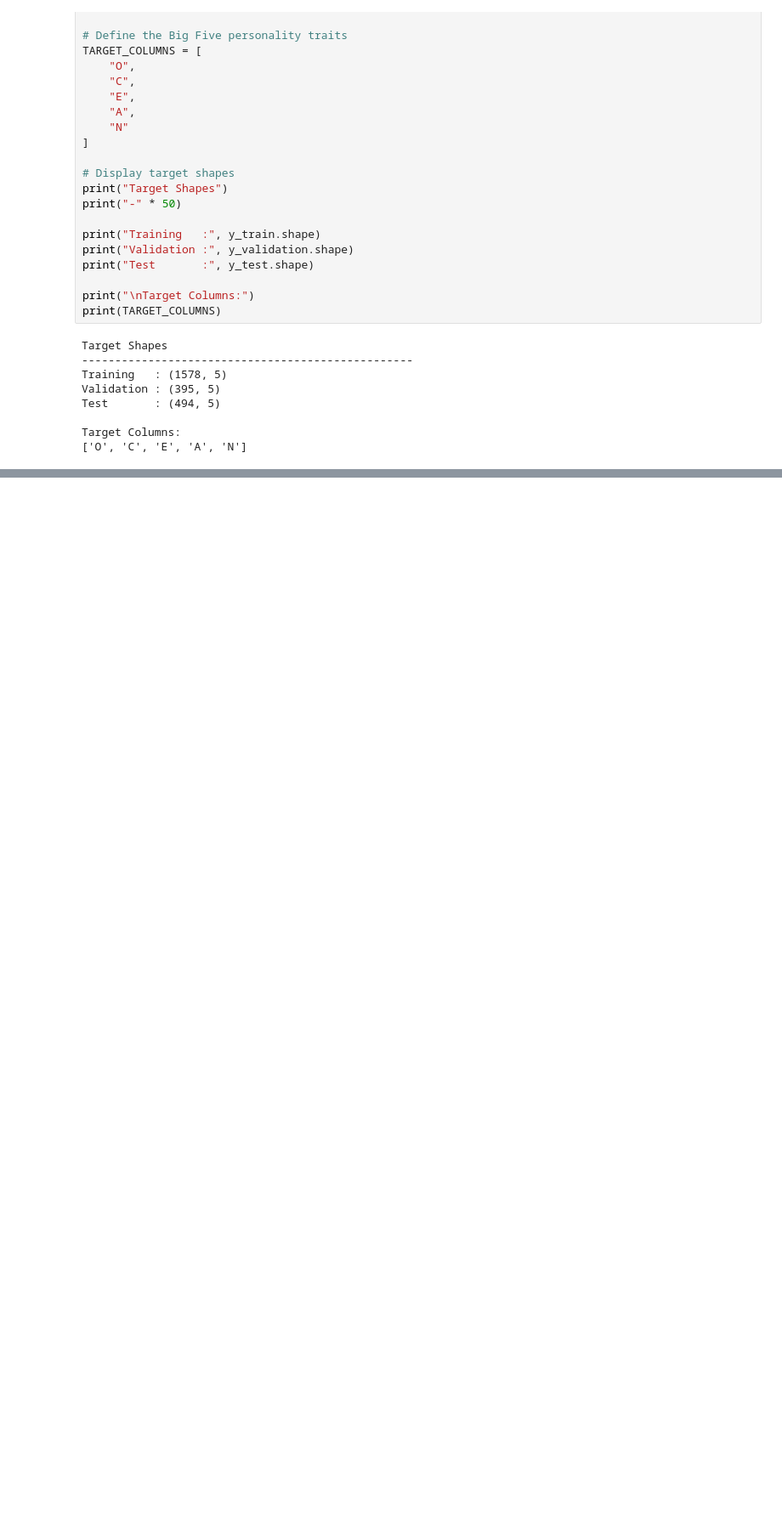
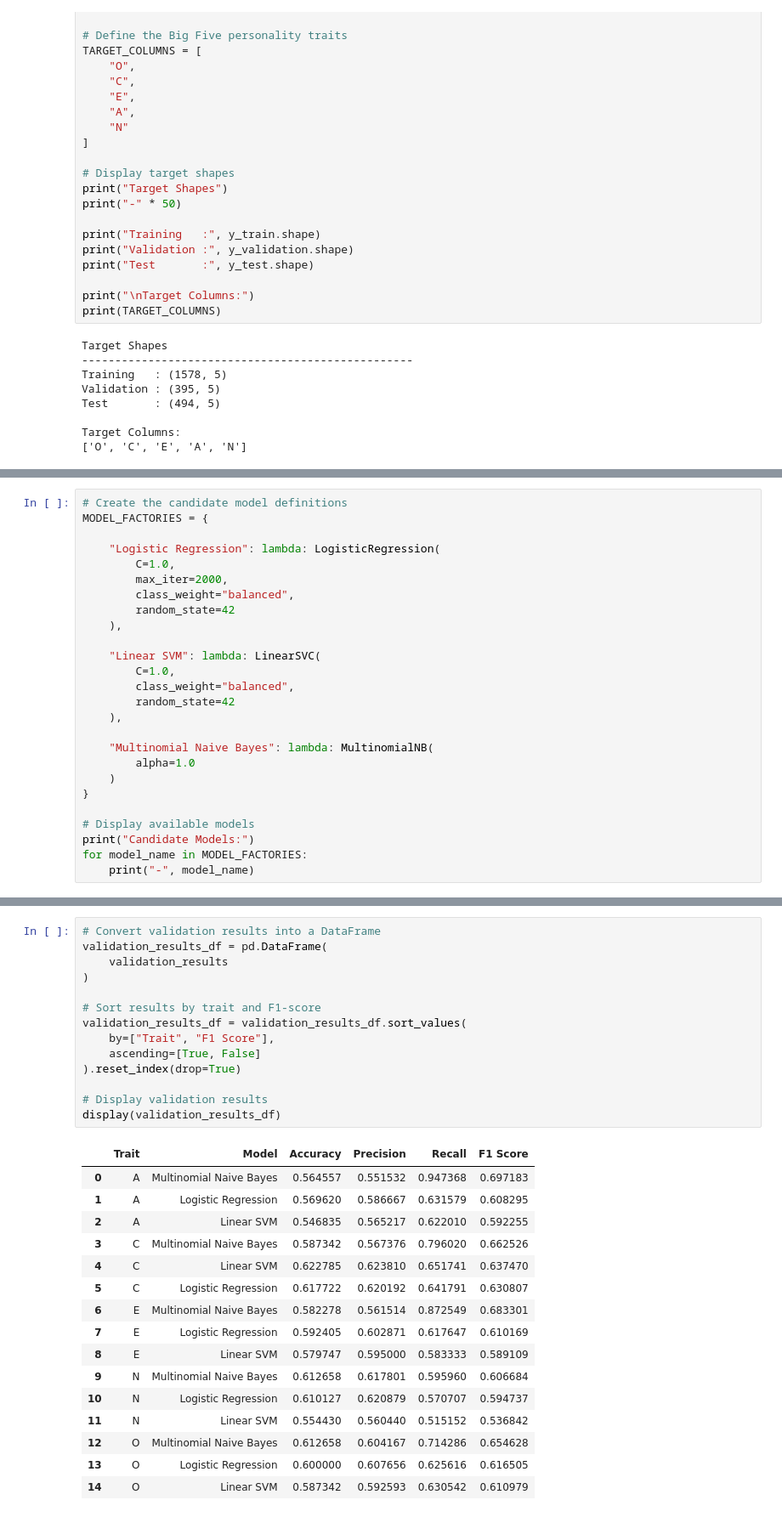
Before and after one commit to Armi-123/AI-CV-Personality-Analyzer, a Jupyter notebook: PersonaHire_AI/notebooks/04_model_training.ipynb, the cells around one changed output, grey strips where cells are left out. Shown at 85% size. Saved outputs shown, nothing was run; the diff lists cells and outputs as text; blank space fills up the shorter version.

```diff
--- a/PersonaHire_AI/notebooks/04_model_training.ipynb
+++ b/PersonaHire_AI/notebooks/04_model_training.ipynb
@@ -235,0 +318,26 @@ Target Columns:
+# %%
+# Create the candidate model definitions
+MODEL_FACTORIES = {
+
+    "Logistic Regression": lambda: LogisticRegression(
+        C=1.0,
+        max_iter=2000,
+        class_weight="balanced",
+        random_state=42
+    ),
+
+    "Linear SVM": lambda: LinearSVC(
+        C=1.0,
+        class_weight="balanced",
+        random_state=42
+    ),
+
+    "Multinomial Naive Bayes": lambda: MultinomialNB(
+        alpha=1.0
+    )
+}
+
+# Display available models
+print("Candidate Models:")
+for model_name in MODEL_FACTORIES:
+    print("-", model_name)
@@ -235,0 +568,31 @@ Target Columns:
+# %%
+# Convert validation results into a DataFrame
+validation_results_df = pd.DataFrame(
+    validation_results
+)
+
+# Sort results by trait and F1-score
+validation_results_df = validation_results_df.sort_values(
+    by=["Trait", "F1 Score"],
+    ascending=[True, False]
+).reset_index(drop=True)
+
+# Display validation results
+display(validation_results_df)
+# %% [output]
+|  | Trait | Model | Accuracy | Precision | Recall | F1 Score |
+| 0 | A | Multinomial Naive Bayes | 0.564557 | 0.551532 | 0.947368 | 0.697183 |
+| 1 | A | Logistic Regression | 0.569620 | 0.586667 | 0.631579 | 0.608295 |
+| 2 | A | Linear SVM | 0.546835 | 0.565217 | 0.622010 | 0.592255 |
+| 3 | C | Multinomial Naive Bayes | 0.587342 | 0.567376 | 0.796020 | 0.662526 |
+| 4 | C | Linear SVM | 0.622785 | 0.623810 | 0.651741 | 0.637470 |
+| 5 | C | Logistic Regression | 0.617722 | 0.620192 | 0.641791 | 0.630807 |
+| 6 | E | Multinomial Naive Bayes | 0.582278 | 0.561514 | 0.872549 | 0.683301 |
+| 7 | E | Logistic Regression | 0.592405 | 0.602871 | 0.617647 | 0.610169 |
+| 8 | E | Linear SVM | 0.579747 | 0.595000 | 0.583333 | 0.589109 |
+| 9 | N | Multinomial Naive Bayes | 0.612658 | 0.617801 | 0.595960 | 0.606684 |
+| 10 | N | Logistic Regression | 0.610127 | 0.620879 | 0.570707 | 0.594737 |
+| 11 | N | Linear SVM | 0.554430 | 0.560440 | 0.515152 | 0.536842 |
+| 12 | O | Multinomial Naive Bayes | 0.612658 | 0.604167 | 0.714286 | 0.654628 |
+| 13 | O | Logistic Regression | 0.600000 | 0.607656 | 0.625616 | 0.616505 |
+| 14 | O | Linear SVM | 0.587342 | 0.592593 | 0.630542 | 0.610979 |
```
Also changed, not shown: parts of 24 cells of this notebook, 1 other file.
